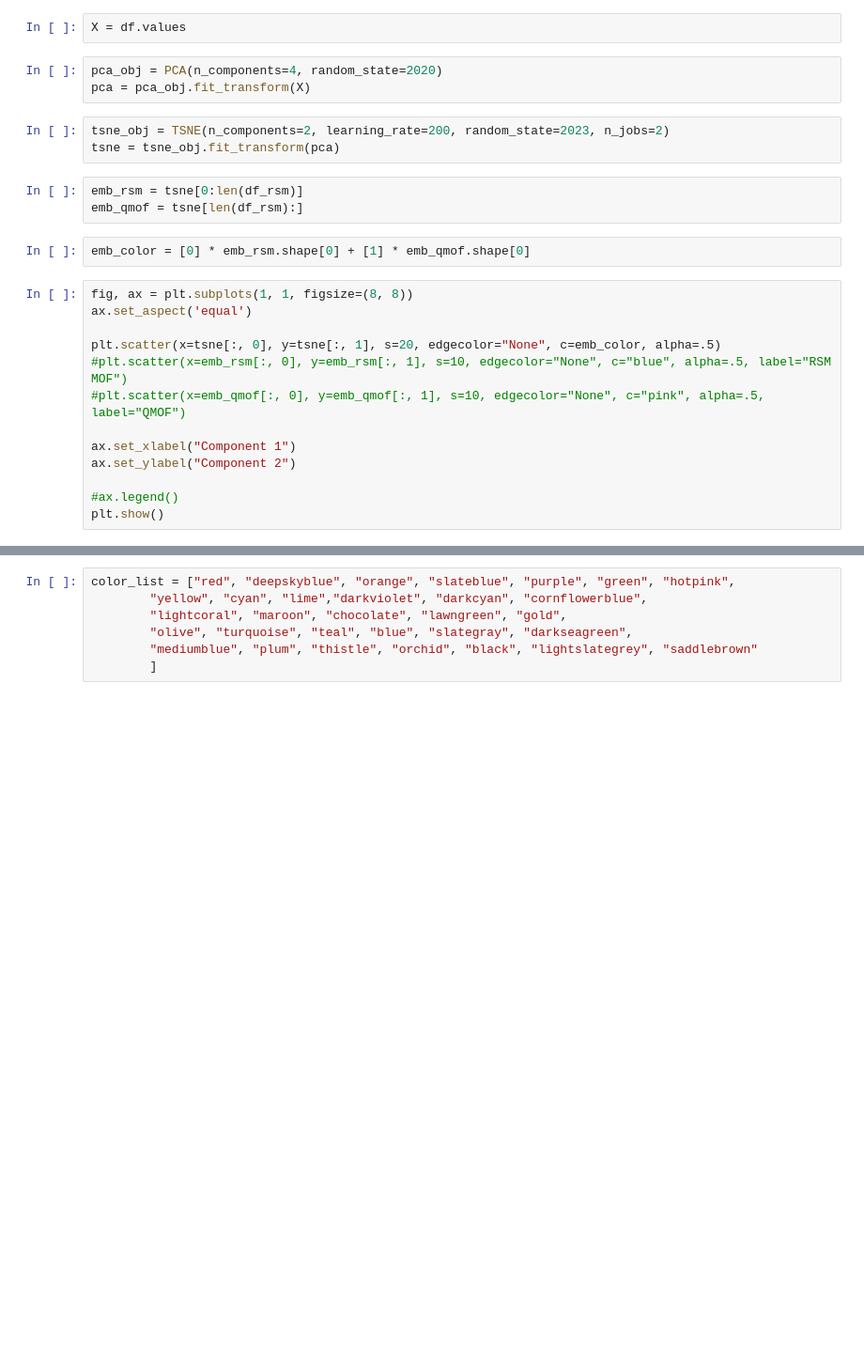
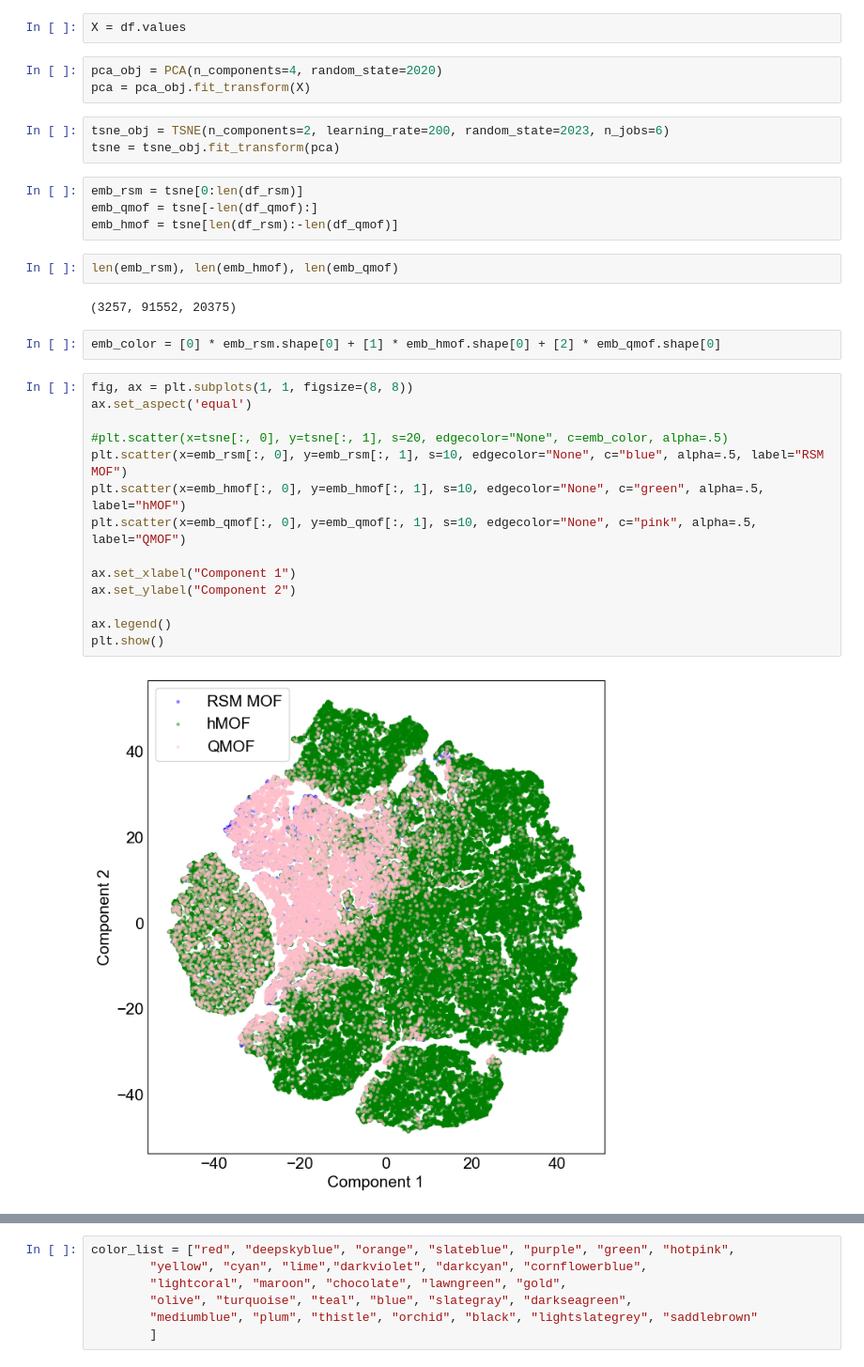
Before and after one commit to XiaoqZhang/mofgraph2vec, a Jupyter notebook: dev/embedding.ipynb, the cells around one changed output, grey strips where cells are left out. Shown at 94% size. Drawn from its saved outputs; the diff is of its cells as text; blank space fills up the shorter version.

```diff
--- a/dev/embedding.ipynb
+++ b/dev/embedding.ipynb
@@ -29,24 +29,32 @@ X = df.values
 pca_obj = PCA(n_components=4, random_state=2020)
 pca = pca_obj.fit_transform(X)
 # %%
-tsne_obj = TSNE(n_components=2, learning_rate=200, random_state=2023, n_jobs=2)
+tsne_obj = TSNE(n_components=2, learning_rate=200, random_state=2023, n_jobs=6)
 tsne = tsne_obj.fit_transform(pca)
 # %%
 emb_rsm = tsne[0:len(df_rsm)]
-emb_qmof = tsne[len(df_rsm):]
+emb_qmof = tsne[-len(df_qmof):]
+emb_hmof = tsne[len(df_rsm):-len(df_qmof)]
+# %%
+len(emb_rsm), len(emb_hmof), len(emb_qmof)
+# %% [output]
+(3257, 91552, 20375)
 # %%
-emb_color = [0] * emb_rsm.shape[0] + [1] * emb_qmof.shape[0]
+emb_color = [0] * emb_rsm.shape[0] + [1] * emb_hmof.shape[0] + [2] * emb_qmof.shape[0]
 # %%
 fig, ax = plt.subplots(1, 1, figsize=(8, 8))
 ax.set_aspect('equal')
 
-plt.scatter(x=tsne[:, 0], y=tsne[:, 1], s=20, edgecolor="None", c=emb_color, alpha=.5)
-#plt.scatter(x=emb_rsm[:, 0], y=emb_rsm[:, 1], s=10, edgecolor="None", c="blue", alpha=.5, label="RSM MOF")
-#plt.scatter(x=emb_qmof[:, 0], y=emb_qmof[:, 1], s=10, edgecolor="None", c="pink", alpha=.5, label="QMOF")
+#plt.scatter(x=tsne[:, 0], y=tsne[:, 1], s=20, edgecolor="None", c=emb_color, alpha=.5)
+plt.scatter(x=emb_rsm[:, 0], y=emb_rsm[:, 1], s=10, edgecolor="None", c="blue", alpha=.5, label="RSM MOF")
+plt.scatter(x=emb_hmof[:, 0], y=emb_hmof[:, 1], s=10, edgecolor="None", c="green", alpha=.5, label="hMOF")
+plt.scatter(x=emb_qmof[:, 0], y=emb_qmof[:, 1], s=10, edgecolor="None", c="pink", alpha=.5, label="QMOF")
 
 ax.set_xlabel("Component 1")
 ax.set_ylabel("Component 2")
 
-#ax.legend()
+ax.legend()
 plt.show()
+# %% [output]
+[figure, added]
 # %%
```
Also changed, not shown: parts of 8 cells of this notebook, 13 other files.
